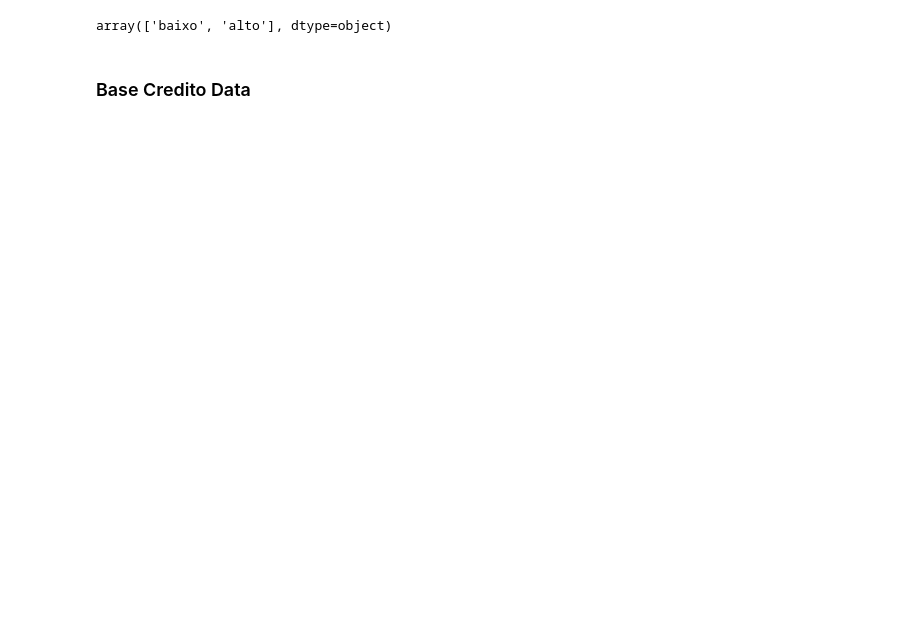
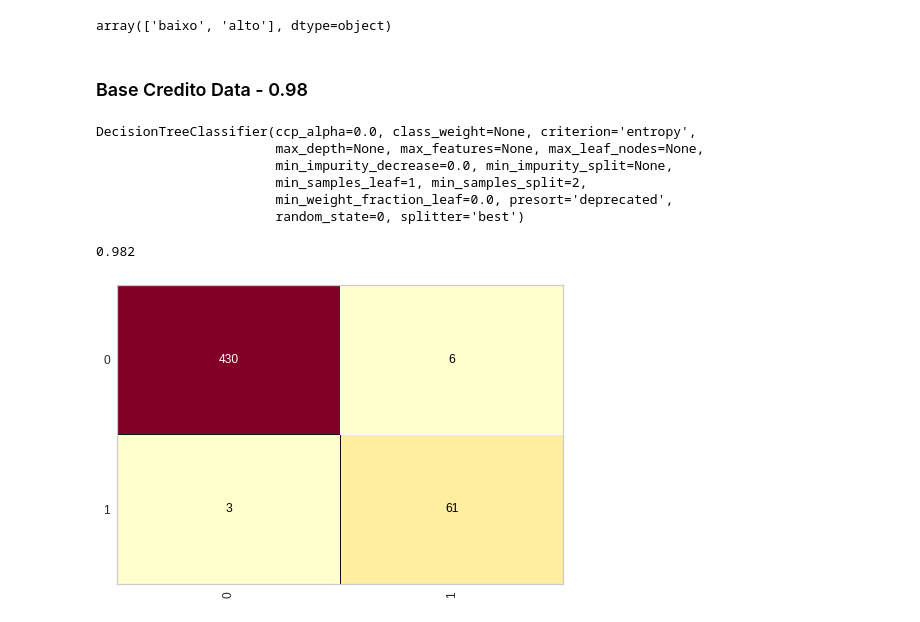
Before and after one commit to WES404/Machine_Learning_udemy, a Jupyter notebook: ML_UDEMY.ipynb, the cells around one changed output. Drawn from its saved outputs; the diff is of its cells as text; code cells hidden in the pictures; blank space fills up the shorter version.

```diff
--- a/ML_UDEMY.ipynb
+++ b/ML_UDEMY.ipynb
@@ -606,4 +611,4 @@ previsoes
 # %% [output]
 array(['baixo', 'alto'], dtype=object)
 # %% [markdown]
-### Base Credito Data
+### Base Credito Data - 0.98
@@ -609,0 +617,14 @@ array(['baixo', 'alto'], dtype=object)
+# %%
+import pickle
+with open("credit.pkl", "rb") as f:
+  X_credit_treinamento, y_credit_treinamento, X_credit_teste, y_credit_teste = pickle.load(f)
+# %%
+arvores_credito = DecisionTreeClassifier(criterion = 'entropy', random_state = 0)
+arvores_credito.fit(X_credit_treinamento, y_credit_treinamento)
+# %% [output]
+DecisionTreeClassifier(ccp_alpha=0.0, class_weight=None, criterion='entropy',
+                       max_depth=None, max_features=None, max_leaf_nodes=None,
+                       min_impurity_decrease=0.0, min_impurity_split=None,
+                       min_samples_leaf=1, min_samples_split=2,
+                       min_weight_fraction_leaf=0.0, presort='deprecated',
+                       random_state=0, splitter='best')
@@ -609,0 +633,8 @@ array(['baixo', 'alto'], dtype=object)
+# %%
+from sklearn.metrics import accuracy_score, classification_report
+cm = ConfusionMatrix(arvores_credito)
+cm.fit = (X_credit_treinamento, y_credit_treinamento)
+cm.score(X_credit_teste, y_teste_credit)
+# %% [output]
+0.982
+[figure, added]
```
Also changed, not shown: parts of 58 cells of this notebook.
